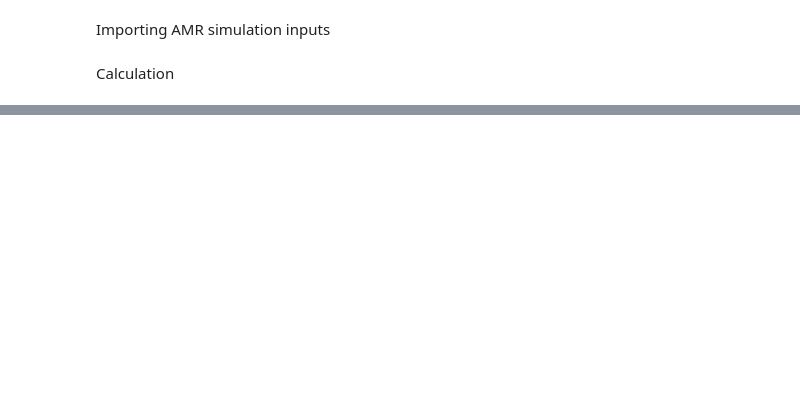
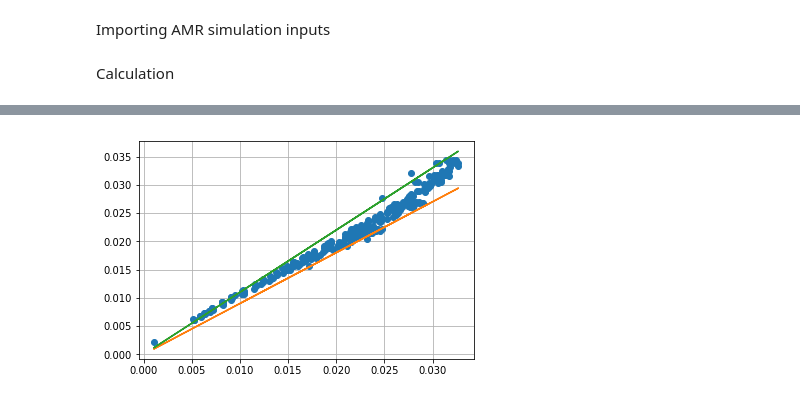
Before and after one commit to gfidelisp/Jupyter, a Jupyter notebook: Codemig/AMR_Model/Main.ipynb, the cells around one changed output, grey strips where cells are left out. Saved outputs shown, nothing was run; the diff lists cells and outputs as text; code cells hidden in the pictures; blank space fills up the shorter version.

```diff
--- a/Codemig/AMR_Model/Main.ipynb
+++ b/Codemig/AMR_Model/Main.ipynb
@@ -73,0 +317,7 @@ k_f_eff = k_e_f + rho_f*c_f*D_
+# %%
+plt.plot(Pi_8,fitting((Pi_6,Pi_7),Coef[0][0],Coef[0][1],Coef[0][2]),'o')
+plt.plot(Pi_8,0.9*Pi_8)
+plt.plot(Pi_8,1.1*Pi_8)
+plt.grid()
+# %% [output]
+[figure, added]
```
Also changed, not shown: parts of 27 cells of this notebook, 2 other files.
